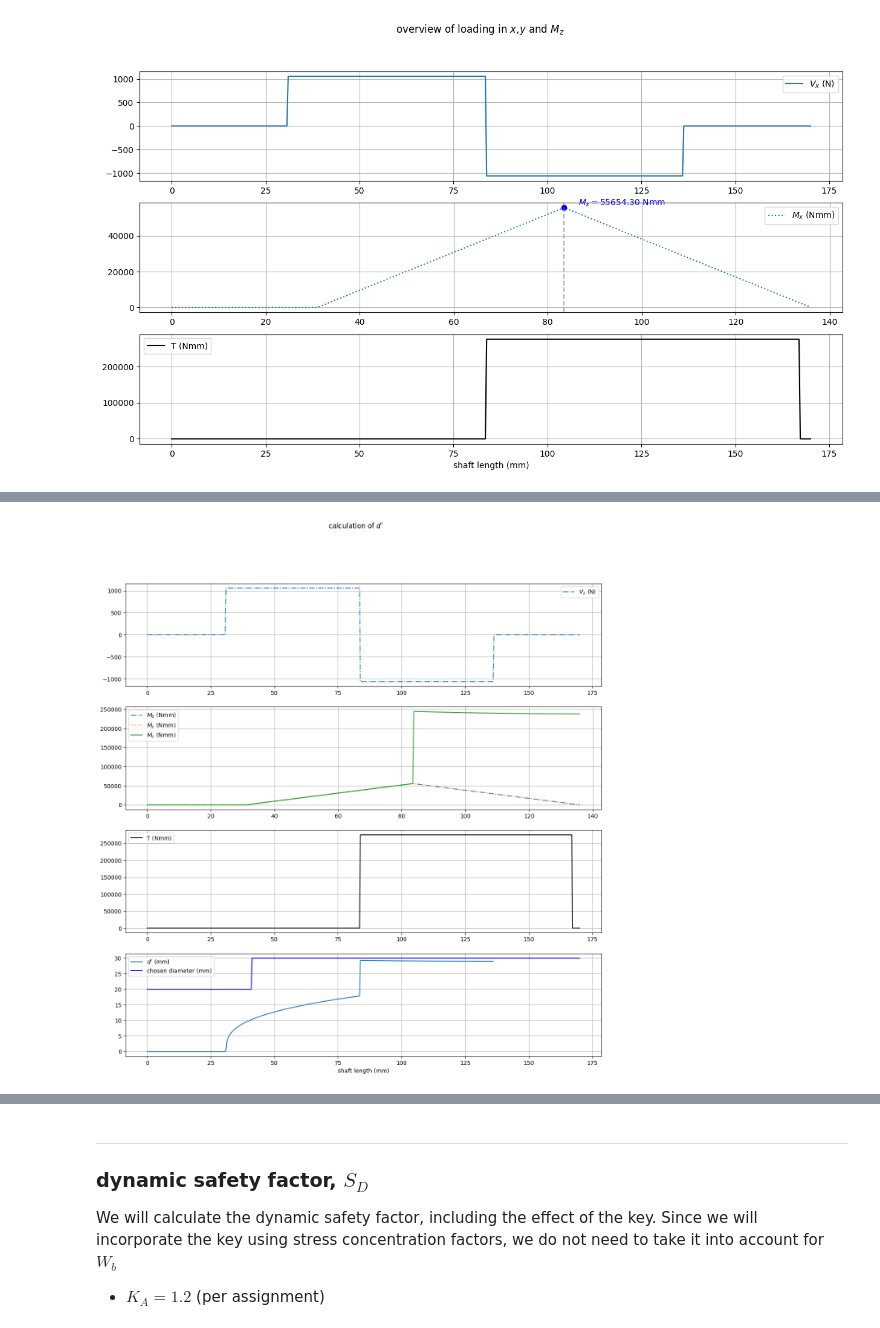
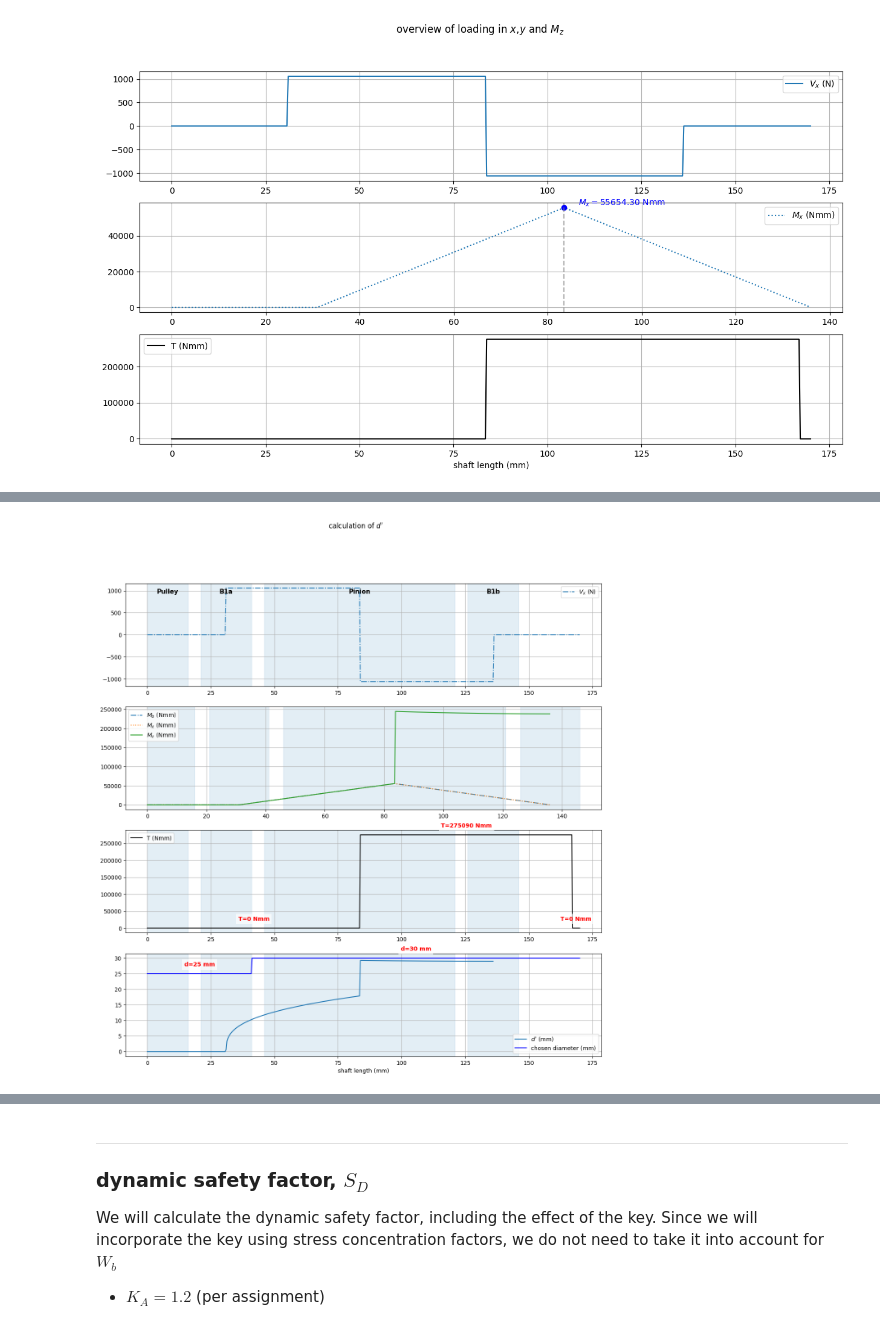
Before and after one commit to Angela-NG/machine-design, a Jupyter notebook: shaft2.ipynb, the cells around one changed output, grey strips where cells are left out. Drawn from its saved outputs; the diff is of its cells as text; code cells hidden in the pictures.

Commit message:
final shaft 2

```diff
--- a/shaft2.ipynb
+++ b/shaft2.ipynb
@@ -113,12 +113,10 @@ S.phi = 1
 S.tau_max  = S.sigma_max  /S.phi
 
 S.T = T
-Mx_abs_num = Mx_abs.subs({
+S.M_b = M_x.subs({
     mm_: 1,
     N_: 1
 })
-
-S.M_b = Mx_abs_num
 HM.EqPrint('M_b', S.M_b)
 
 S.M_v = S.E11_7A_MomentOfComparison()
@@ -139,31 +138,109 @@ $\displaystyle {d}' = \frac{0.4675 mm_{}^{0.6667} \left(0.75 \left(\begin{cases}
 # %%
 # creating  a second graph on dprime
 # step1, A&B, evaluate the function
 dprime1 = HM.substitute(S.dprime,S,K_A = K_A_initial)
 M_v1 = HM.substitute(S.M_v,S,K_A = K_A_initial)
-d = sp.Piecewise((20*mm_,z<=41*mm_),(30*mm_,z<=170*mm_))
+d = sp.Piecewise((25*mm_,z<=41*mm_),(30*mm_,z<=170*mm_))
 y_d = HM.evaluate(d,{'z':z_val})
 y_M_v = HM.evaluate(M_v1,{'z':z_val})
 y_M_b = HM.evaluate(HM.substitute(S.M_b,S,K_A = K_A_initial),{'z':z_val})
 #y_M_b = np.maximum(np.abs(y_M_x), np.abs(y_M_y))
 y_dprime = HM.evaluate(dprime1,{'z':z_val})
 
 fig2,ax2 = plt.subplots(4,1,figsize=(15, 15))
 line1 = ax2[0].plot(z_val,y_V_x,label=f'$V_x$ (N)',linestyle='-.')
 line9 = ax2[1].plot(z_val,y_M_b,label=f'$M_b$ (Nmm)',linestyle='-.')
 line4 = ax2[1].plot(z_val,y_M_x,label=f'$M_x$ (Nmm)',linestyle=':')
 line5 = ax2[1].plot(z_val,y_M_v,label=f'$M_v$ (Nmm)',linestyle='-')
 line6 = ax2[2].plot(z_val,y_T,label='T (Nmm)',color='k')
 line7 = ax2[3].plot(z_val,y_dprime,label = f"$d'$ (mm)")
 line8=ax2[3].plot(z_val,y_d,label='chosen diameter (mm)',c='b')
 for a in ax2:
     a.legend()
     a.grid()
 ax2[3].set_xlabel('shaft length (mm)')
 fig2.suptitle(f"calculation of $d'$")
 t=0
+
+# ---------- shaft segments (same as first figure) ----------
+segments = [
+    (0, 16,  'Pulley'),
+    (21, 41, 'B1a'),
+    (46, 121,'Pinion'),
+    (126,146,'B1b')
+]
+
+# 给所有子图加背景
+for ax in ax2:
+    for x0, x1, _ in segments:
+        ax.axvspan(x0, x1, alpha=0.12, color='tab:blue')
+
+# 只在最上面一个子图写文字（最清爽、和你截图一致）
+ax_top = ax2[0]
+for x0, x1, label in segments:
+    ax_top.text(
+        (x0 + x1) / 2,
+        0.95,
+        label,
+        ha='center',
+        va='top',
+        transform=ax_top.get_xaxis_transform(),
+        fontsize=11,
+        fontweight='bold'
+    )
+
+    # ===================== 数值标注（直接可用） =====================
+
+def label_step_curve(ax, x, y, label_prefix='', unit='', dy=0.06, color='r'):
+    import numpy as np
+    x = np.asarray(x)
+    y = np.asarray(y)
+
+    # 找阶梯跳变点
+    idx = np.where(np.diff(y) != 0)[0]
+    edges = np.concatenate(([0], idx + 1, [len(y) - 1]))
+
+    y_min, y_max = ax.get_ylim()
+    y_offset = dy * (y_max - y_min)
+
+    for i in range(len(edges) - 1):
+        i0, i1 = edges[i], edges[i + 1]
+        xm = 0.5 * (x[i0] + x[i1])
+        ym = y[i0]
+
+        ax.text(
+            xm,
+            ym + np.sign(ym + 1e-9) * y_offset,
+            f'{label_prefix}{ym:.0f} {unit}',
+            ha='center',
+            va='bottom' if ym >= 0 else 'top',
+            fontsize=10,
+            fontweight='bold',
+            color=color,
+            bbox=dict(facecolor='white', alpha=0.65, edgecolor='none')
+        )
+
+# ---------- T (扭矩) 数值标注 ----------
+label_step_curve(
+    ax2[2],
+    z_val,
+    y_T,
+    label_prefix='T=',
+    unit='Nmm',
+    color='r'
+)
+
+# ---------- 选用直径 d 数值标注 ----------
+label_step_curve(
+    ax2[3],
+    z_val,
+    y_d,
+    label_prefix='d=',
+    unit='mm',
+    color='r'
+)
 # %% [output]
-[figure, old version]
+[figure, new version]
 # %%
 ## next we will compare a chosen diameter to a required safety level.
 
```
Also changed, not shown: parts of 7 cells of this notebook.
